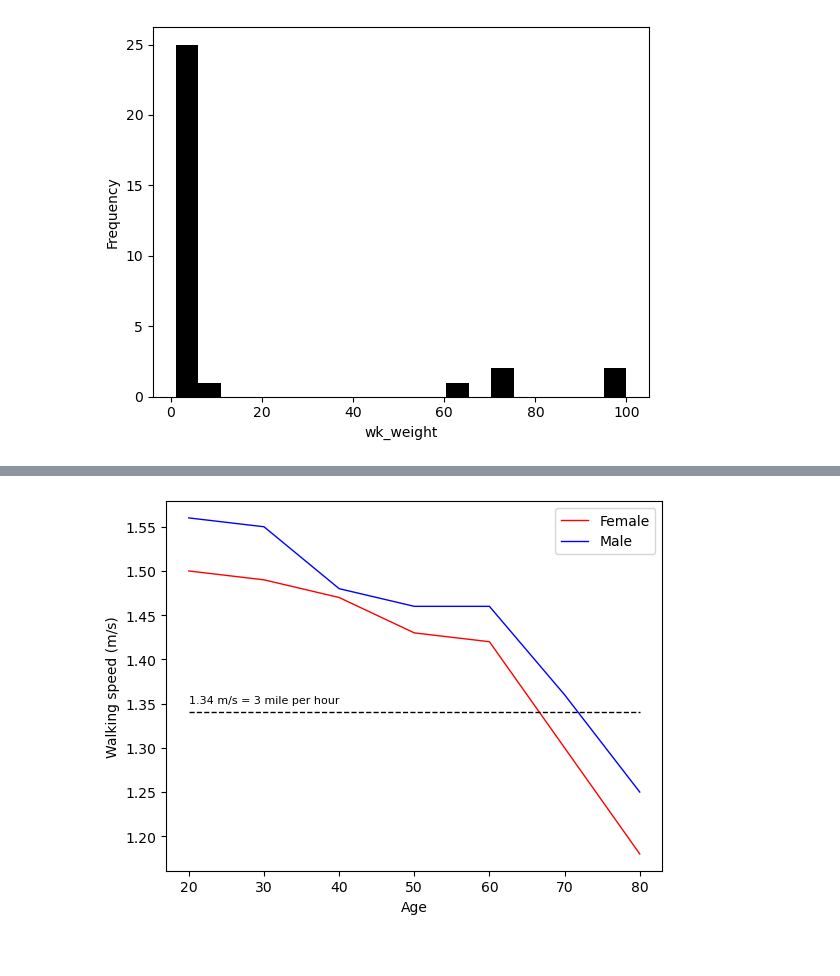
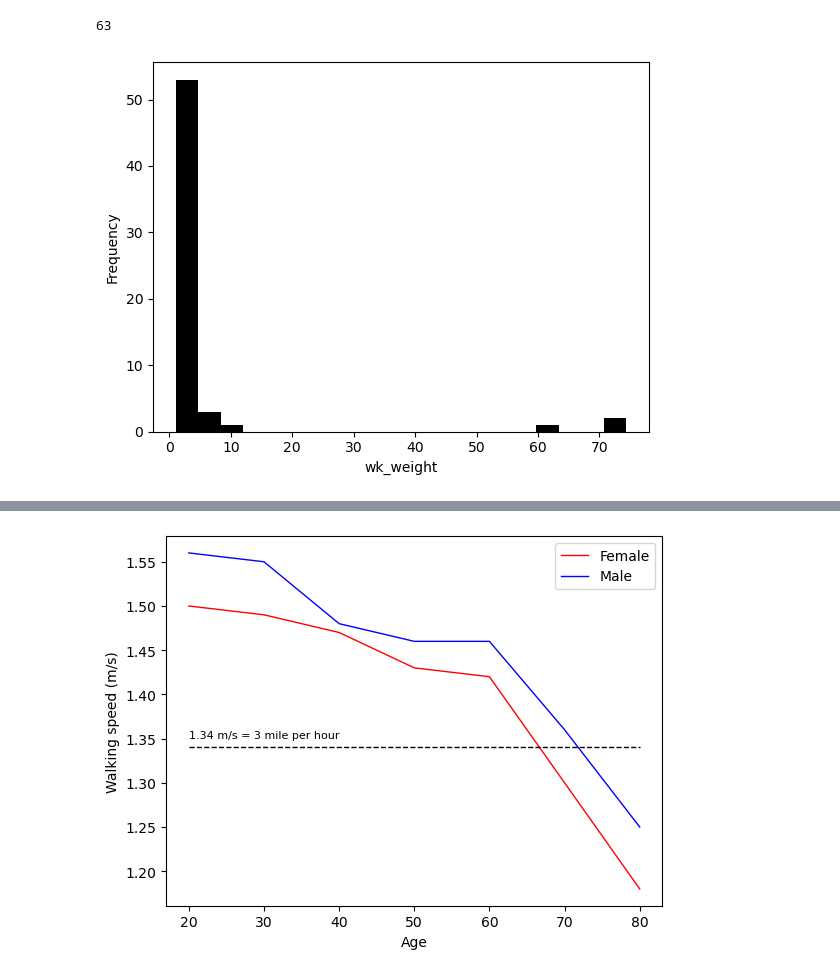
Before and after one commit to wrayx/walking_priority, a Jupyter notebook: plot_walking_speed.ipynb, the cells around one changed output, grey strips where cells are left out. Saved outputs shown, nothing was run; the diff lists cells and outputs as text; code cells hidden in the pictures.

```diff
--- a/plot_walking_speed.ipynb
+++ b/plot_walking_speed.ipynb
@@ -8,13 +1,10 @@
 # %%
 wk_weights = []
-with open("output/results.txt", encoding="utf-8") as f:
-    # starts_list = [x.rstrip() for x in f]
-    line_count = 1
+with open("output/wk_weight_results.txt", encoding="utf-8") as f:
     for line in f:
-        if line_count % 4 == 0:
+        if line.startswith("wk_weight"):
             weight = float(line.split("=")[1].strip())
             wk_weights.append(weight)
-        line_count += 1
 
 print(wk_weights)
 # %% [output]
@@ -43,9 +12,12 @@ plt.show()
 # %%
-# new_wk_weights = [x for x in wk_weights if x < 100]
+wk_weights_less_100 = [x for x in wk_weights if x < 100]
 
-plt.hist(wk_weights, density=False, bins=20, color='k')  # density=False would make counts
+print(len(wk_weights))
+
+plt.hist(wk_weights_less_100, density=False, bins=20, color='k')  # density=False would make counts
 plt.xlabel("wk_weight")
 plt.ylabel("Frequency")
-plt.savefig('output/hist_weight.png', dpi=300, bbox_inches='tight')
+plt.savefig('output/hist_wk_weight[1-100).png', dpi=300, bbox_inches='tight')
 # %% [output]
+63
-[figure, old version]
+[figure, new version]
```
Also changed, not shown: parts of 7 cells of this notebook, 55 other files.
